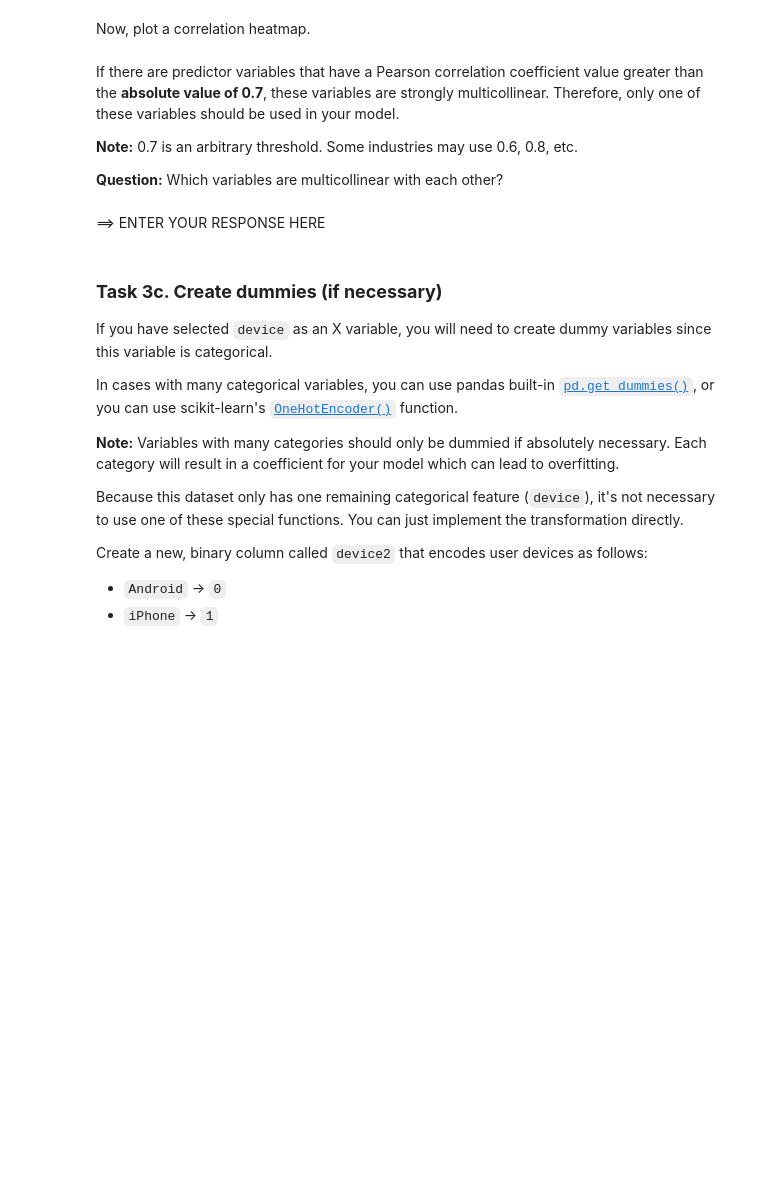
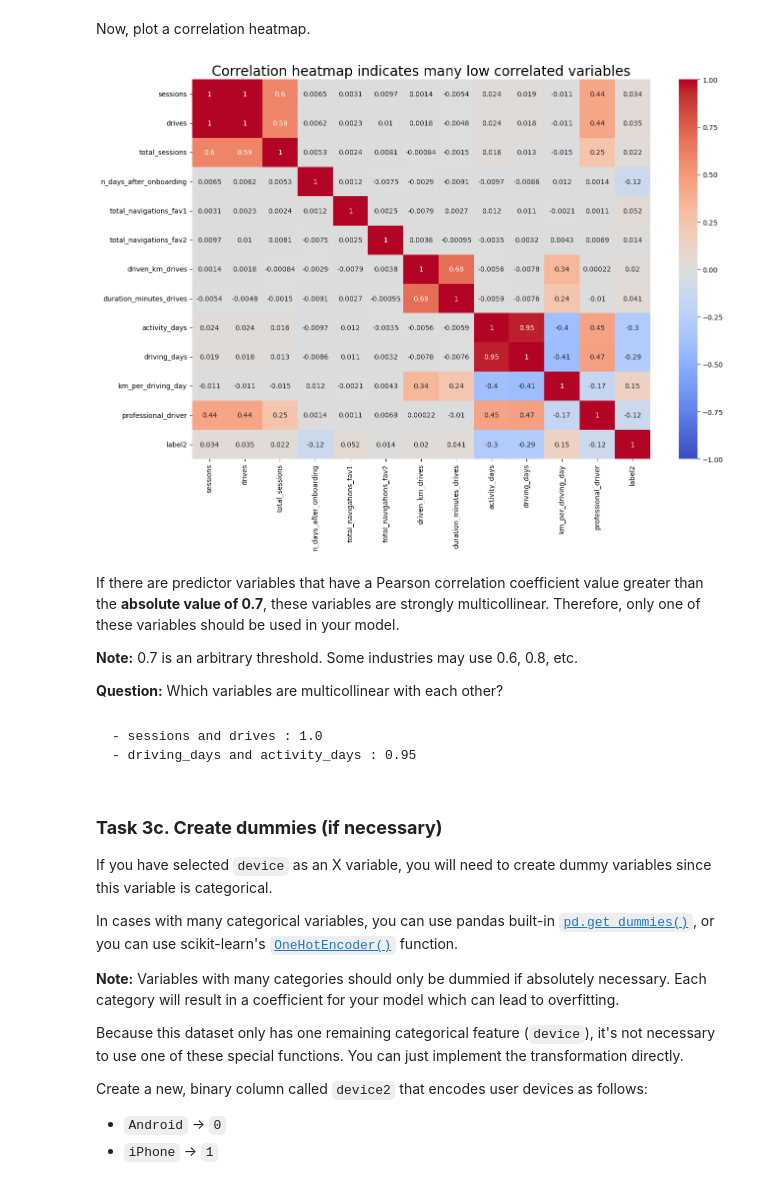
Before and after one commit to baebokchii/study_log, a Jupyter notebook: google_data_analytics/course_4/notebooks/Course 4 Waze project lab.ipynb, the cells around one changed output. Cells and saved outputs as stored; diff of their text form; code cells hidden in the pictures; blank space fills up the shorter version.

```diff
--- a/google_data_analytics/course_4/notebooks/Course 4 Waze project lab.ipynb
+++ b/google_data_analytics/course_4/notebooks/Course 4 Waze project lab.ipynb
@@ -119,7 +192,7 @@ Note that some values are infinite. This is the result of there being values of
 2. Call `describe()` on the `km_per_driving_day` column to verify that it worked.
 # %%
 # 1. Convert infinite values to zero
-### YOUR CODE HERE ###
+df.loc[df['km_per_driving_day'] == np.inf, 'km_per_driving_day'] = 0
 
 # 2. Confirm that it worked
-### YOUR CODE HERE ###
+df['km_per_driving_day'].describe()
@@ -148,3 +228,6 @@ array([  0,   0, 100])
+# %%
+# Create `professional_driver` column
+df['professional_driver'] = np.where((df['drives'] >= 60) & (df['driving_days'] >= 15), 1, 0)
 # %% [markdown]
 Perform a quick inspection of the new variable.
 
@@ -194,2 +317,7 @@ For this analysis, impute the outlying values for these columns. Calculate the *
+# %%
+# Impute outliers
+for column in ['sessions', 'drives', 'total_sessions', 'total_navigations_fav1', 'total_navigations_fav2', 'driven_km_drives', 'duration_minutes_drives']:
+    threshold = df[column].quantile(0.95)
+    df.loc[df[column] > threshold, column] = threshold
 # %% [markdown]
 Call `describe()`.
@@ -212,0 +351,4 @@ Save this variable as `label2` as to not overwrite the original `label` variable
+# %%
+# Create binary `label2` column
+df['label2'] = np.where(df['label']=='churned', 1, 0)
+df[['label', 'label2']].tail()
@@ -245,11 +406,21 @@ Now, plot a correlation heatmap.
+# %%
+# Plot correlation heatmap
+plt.figure(figsize=(15, 10))
+sns.heatmap(data=df.corr(method='pearson', numeric_only=True), vmin=-1, vmax=1, annot=True, cmap='coolwarm')
+
+plt.title('Correlation heatmap indicates many low correlated variables', fontsize=20)
+plt.show()
+# %% [output]
+[figure, added]
 # %% [markdown]
 If there are predictor variables that have a Pearson correlation coefficient value greater than the **absolute value of 0.7**, these variables are strongly multicollinear. Therefore, only one of these variables should be used in your model.
 
 **Note:** 0.7 is an arbitrary threshold. Some industries may use 0.6, 0.8, etc.
 
 **Question:** Which variables are multicollinear with each other?
-# %% [markdown]
-==> ENTER YOUR RESPONSE HERE
+# %% [markdown]
+    - sessions and drives : 1.0
+    - driving_days and activity_days : 0.95
 # %% [markdown]
 ### **Task 3c. Create dummies (if necessary)**
 
```
Also changed, not shown: parts of 63 cells of this notebook.
